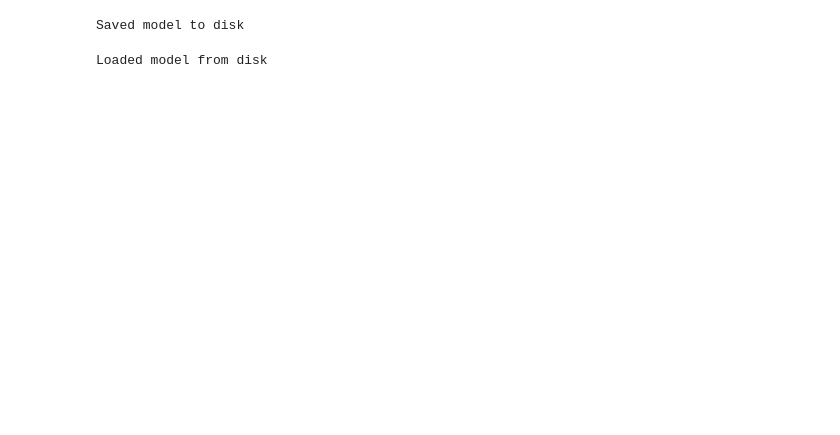
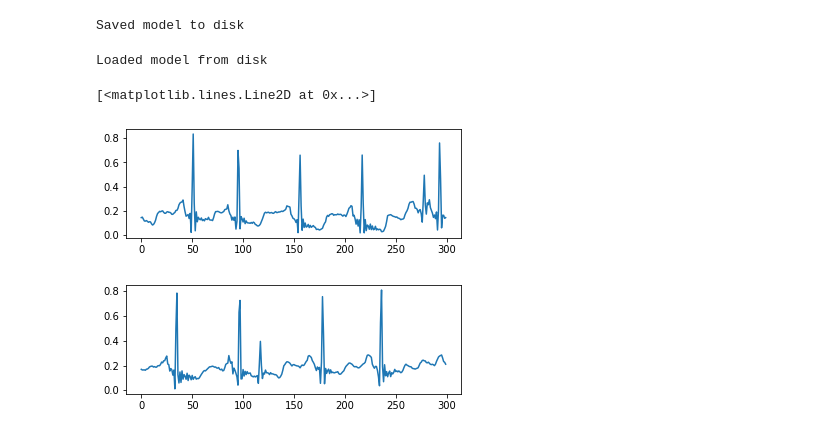
Before and after one commit to abbasloo/dnnHealth, a Jupyter notebook: ecgGAN.ipynb, the cells around one changed output. Drawn from its saved outputs; the diff is of its cells as text; code cells hidden in the pictures; blank space fills up the shorter version.

```diff
--- a/ecgGAN.ipynb
+++ b/ecgGAN.ipynb
@@ -258,3 +258,14 @@ loaded_model.load_weights("gan.h5")
 print("Loaded model from disk")
 # %% [output]
 Loaded model from disk
+# %%
+noise = np.random.normal(0, 1, (2, gan.latent_dim))
+gen_seqs = loaded_model.predict(noise).reshape(2, gan.seq_length)
+plt.figure(figsize=(6, 2))
+plt.plot(gen_seqs[0])
+plt.figure(figsize=(6, 2))
+plt.plot(gen_seqs[1])
+# %% [output]
+[<matplotlib.lines.Line2D at 0x...>]
+[figure, added]
+[figure, added]
```
Also changed, not shown: parts of 1 cell of this notebook.
